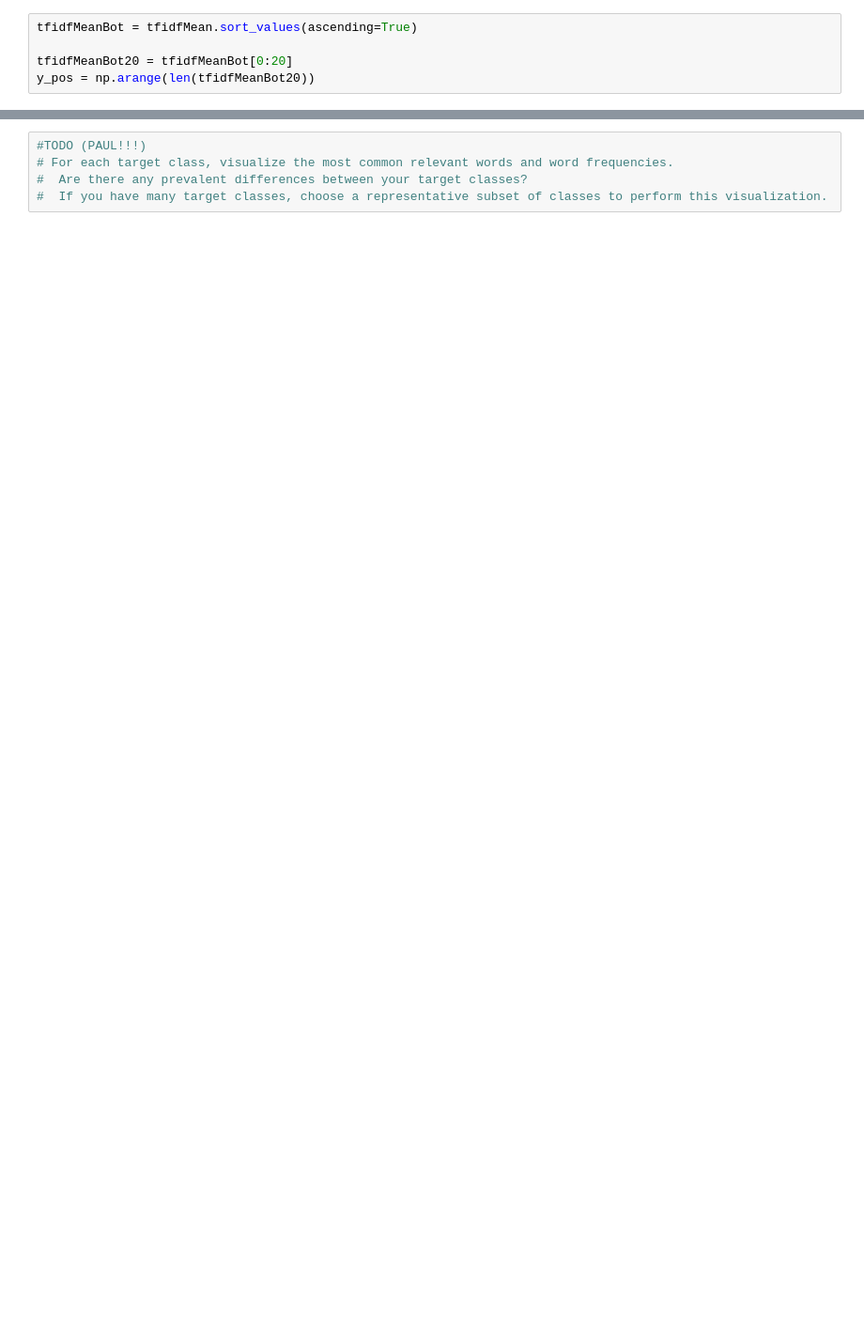
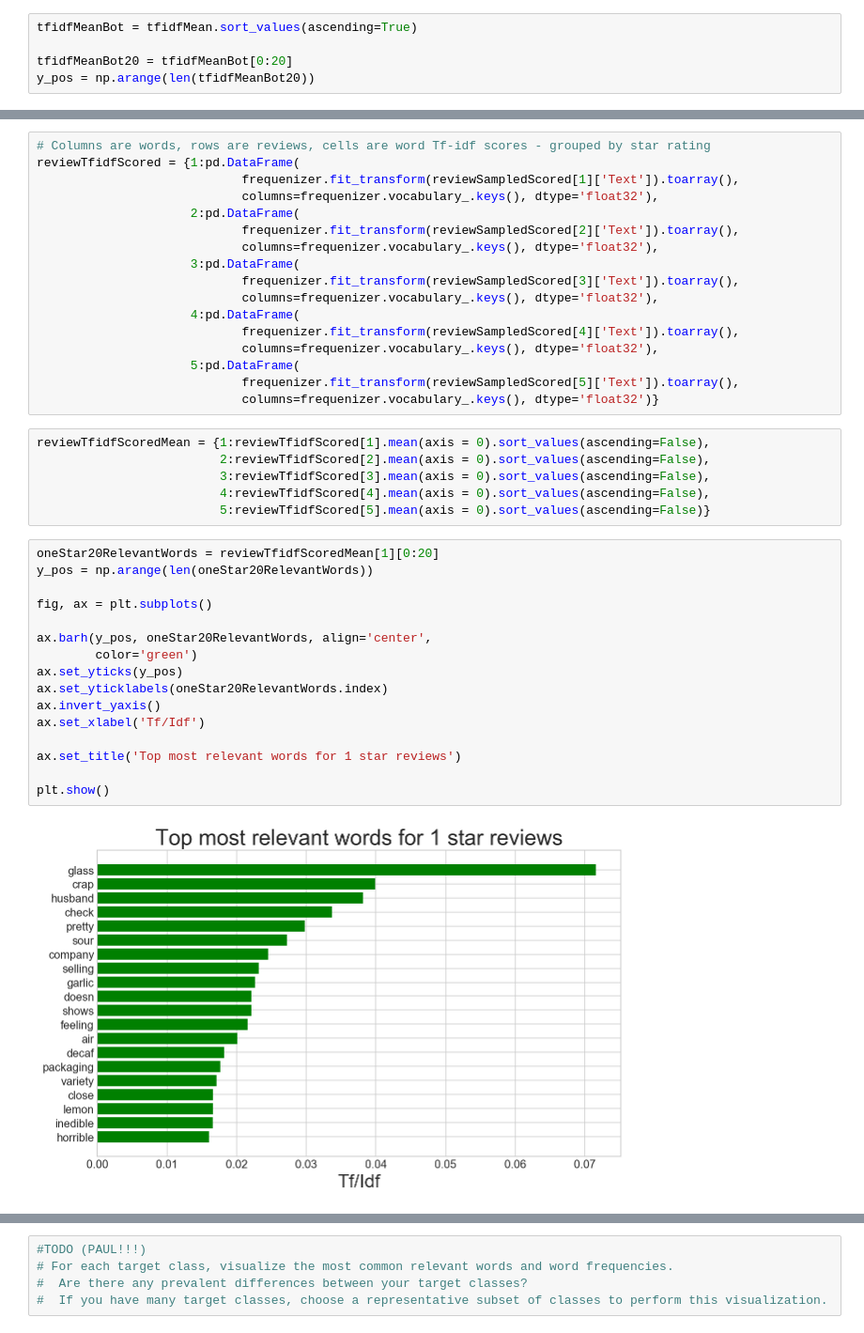
Before and after one commit to SMU-ML-2017/Project2, a Jupyter notebook: ML Project 2.ipynb, the cells around one changed output, grey strips where cells are left out. Shown at 94% size. Saved outputs shown, nothing was run; the diff lists cells and outputs as text; blank space fills up the shorter version.

```diff
--- a/ML Project 2.ipynb
+++ b/ML Project 2.ipynb
@@ -249,0 +271,41 @@ plt.show()
+# %%
+# Columns are words, rows are reviews, cells are word Tf-idf scores - grouped by star rating
+reviewTfidfScored = {1:pd.DataFrame(
+                            frequenizer.fit_transform(reviewSampledScored[1]['Text']).toarray(),
+                            columns=frequenizer.vocabulary_.keys(), dtype='float32'),
+                     2:pd.DataFrame(
+                            frequenizer.fit_transform(reviewSampledScored[2]['Text']).toarray(),
+                            columns=frequenizer.vocabulary_.keys(), dtype='float32'),
+                     3:pd.DataFrame(
+                            frequenizer.fit_transform(reviewSampledScored[3]['Text']).toarray(),
+                            columns=frequenizer.vocabulary_.keys(), dtype='float32'),
+                     4:pd.DataFrame(
+                            frequenizer.fit_transform(reviewSampledScored[4]['Text']).toarray(),
+                            columns=frequenizer.vocabulary_.keys(), dtype='float32'),
+                     5:pd.DataFrame(
+                            frequenizer.fit_transform(reviewSampledScored[5]['Text']).toarray(),
+                            columns=frequenizer.vocabulary_.keys(), dtype='float32')}
+# %%
+reviewTfidfScoredMean = {1:reviewTfidfScored[1].mean(axis = 0).sort_values(ascending=False),
+                         2:reviewTfidfScored[2].mean(axis = 0).sort_values(ascending=False),
+                         3:reviewTfidfScored[3].mean(axis = 0).sort_values(ascending=False),
+                         4:reviewTfidfScored[4].mean(axis = 0).sort_values(ascending=False),
+                         5:reviewTfidfScored[5].mean(axis = 0).sort_values(ascending=False)}
+# %%
+oneStar20RelevantWords = reviewTfidfScoredMean[1][0:20]
+y_pos = np.arange(len(oneStar20RelevantWords))
+
+fig, ax = plt.subplots()
+
+ax.barh(y_pos, oneStar20RelevantWords, align='center',
+        color='green')
+ax.set_yticks(y_pos)
+ax.set_yticklabels(oneStar20RelevantWords.index)
+ax.invert_yaxis()
+ax.set_xlabel('Tf/Idf')
+
+ax.set_title('Top most relevant words for 1 star reviews')
+
+plt.show()
+# %% [output]
+[figure, added]
```
Also changed, not shown: parts of 24 cells of this notebook, 8 other files.
